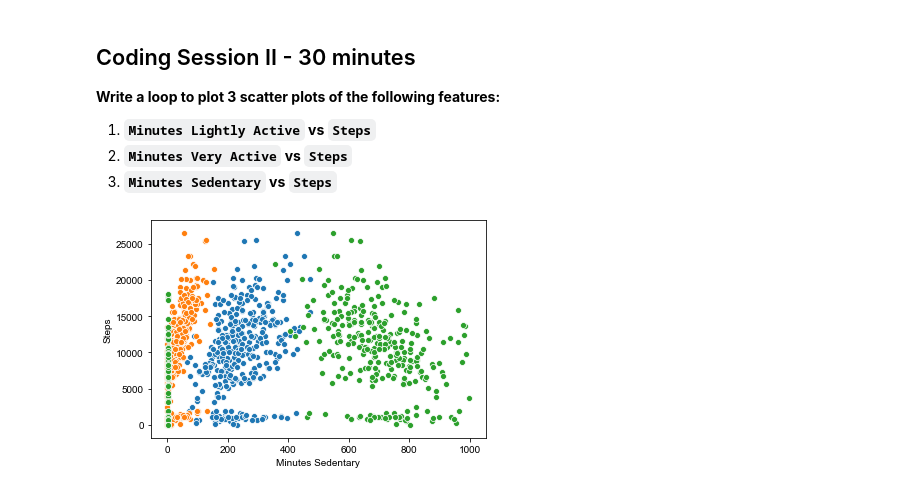
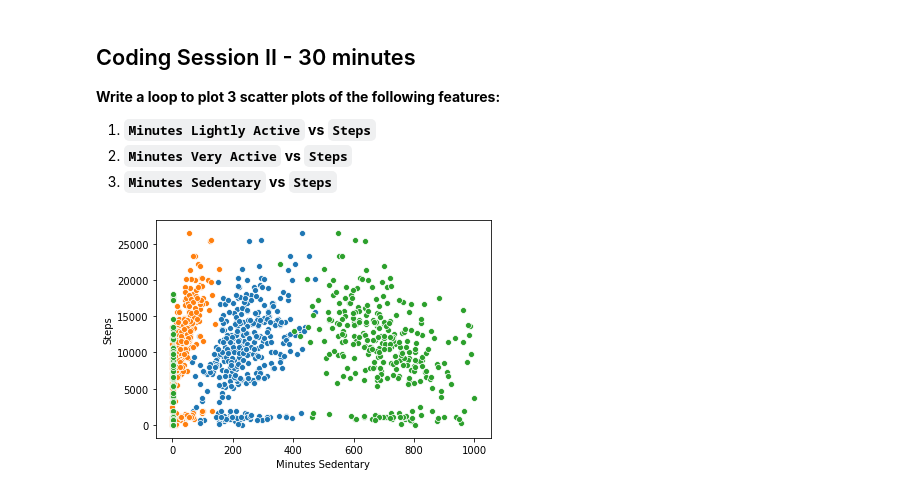
Before and after one commit to Juliaroch/dataptmad1019, a Jupyter notebook: module-2/lab-matplotlib-seaborn/your-code/challenge-2.ipynb, the cells around one changed output. Saved outputs shown, nothing was run; the diff lists cells and outputs as text; code cells hidden in the pictures.

```diff
--- a/module-2/lab-matplotlib-seaborn/your-code/challenge-2.ipynb
+++ b/module-2/lab-matplotlib-seaborn/your-code/challenge-2.ipynb
@@ -63,10 +63,11 @@ boxplot2 = fitbit.boxplot(column=['Steps'], by='Work_or_Weekend', return_type=No
 # %%
 # Driver 2 enter codes here
 
 columns=['Minutes Lightly Active', 'Minutes Very Active','Minutes Sedentary']
+sizes=(5, 10)
 
 for x in columns:
     sns.scatterplot(x=x, y="Steps", data=fitbit)
-    sns.set()
+    sns
 # %% [output]
-[figure, old version]
+[figure, new version]
```
Also changed, not shown: 1 other file.
